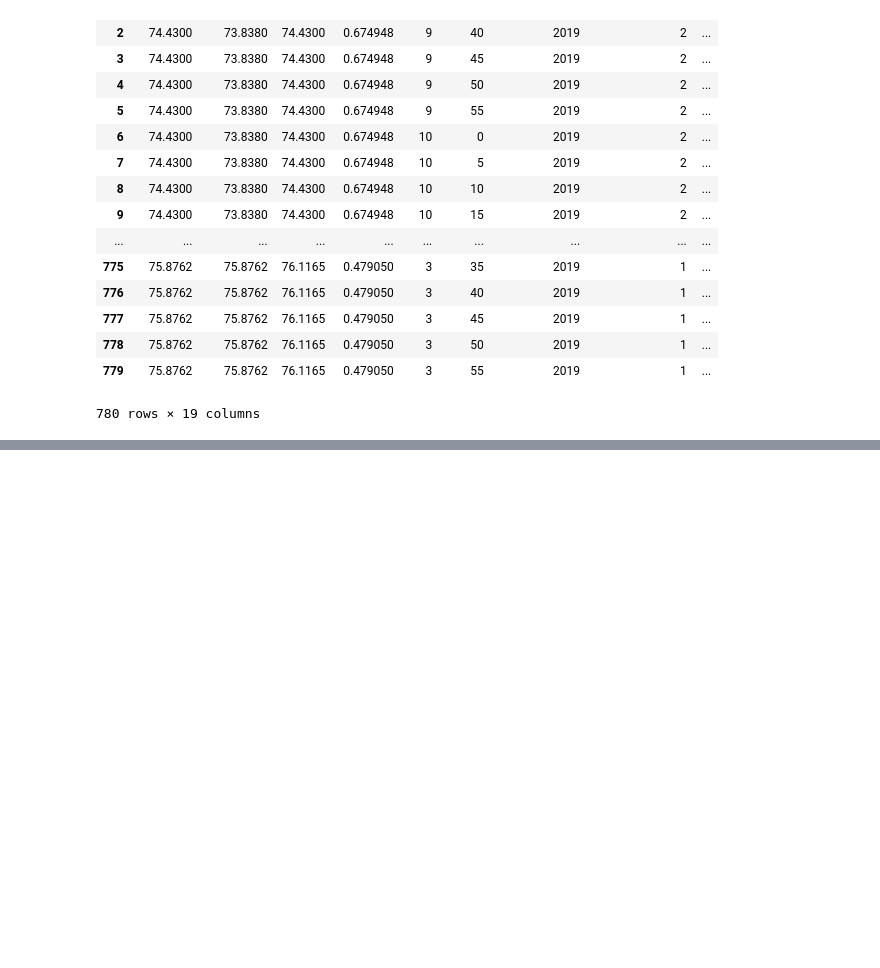
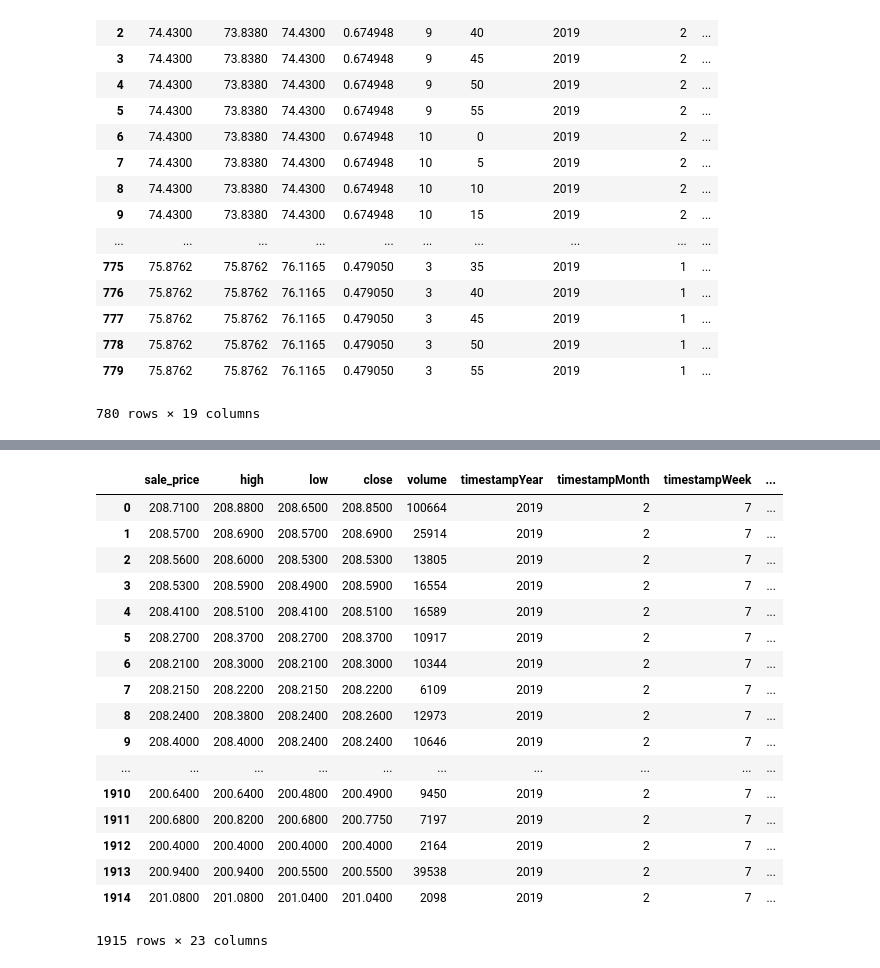
Before and after one commit to FSSoar/IlliniDatathon2019, a Jupyter notebook: NLP-RF-Combine.ipynb, the cells around one changed output, grey strips where cells are left out. Saved outputs shown, nothing was run; the diff lists cells and outputs as text; code cells hidden in the pictures; blank space fills up the shorter version.

```diff
--- a/NLP-RF-Combine.ipynb
+++ b/NLP-RF-Combine.ipynb
@@ -341,3 +339,64 @@ rf_feat_importance(rf_BAYZF, df)
 | 14 | timestampIs_quarter_start | 0.000000 |
 | 15 | timestampIs_year_end | 0.000000 |
 | 16 | timestampIs_year_start | 0.000000 |
+# %%
+# "open" in the dataset really means the sale price, so this function creates a new open column and also a sentiment column
+def create_open_and_sentiment_cols(df, company_name, classifier):
+    res = day_to_start_price_map(df, "sale_price", False, True)
+    day_to_price_start = res[0]
+    counts = res[1]
+    first = True
+    for day_info in day_to_price_start:
+
+        year, month, week, day = day_info
+        year = str(year)
+        month = str(month)
+        day = str(day)
+        if (len(month) == 1):
+            month = '0' + month
+        if (len(day) == 1):
+            day = '0' + day
+        current_date = year + "-" + month + "-" + day
+
+        dataOpen = np.array([day_to_price_start[day_info] for interval in range(counts[day_info])])
+        sentiment_score = article_scorer_wrapper(classifier=classifier, company_name=company_name, current_date=current_date)
+        sentiment_score_as_list = np.array([sentiment_score for x in range(counts[day_info])])
+        if first:
+            first = False
+            net_open_data = dataOpen
+            net_sentiment_data = sentiment_score_as_list
+        else:
+            net_open_data = np.append(net_open_data, dataOpen)
+            net_sentiment_data = np.append(net_sentiment_data, sentiment_score_as_list)
+    df['open'] = net_open_data
+    df['sentiment'] = net_sentiment_data
+    return df
+# %%
+PATH = 'data/MMM-TIME_SERIES_INTRADAY.csv'
+dateColumn = "timestamp"
+
+df_MMM = pd.read_csv(PATH, low_memory=False, parse_dates=[dateColumn])
+df_MMM.rename(index=str, columns={"open": "sale_price"}, inplace=True)
+add_datepart(df_MMM, dateColumn, time=True)
+
+df_MMM = create_open_and_sentiment_cols(df_MMM, company_name="3M", classifier=classifier)
+df_MMM
+# %% [output]
+|  | sale_price | high | low | close | volume | timestampYear | timestampMonth | timestampWeek | ... |
+| 0 | 208.7100 | 208.8800 | 208.6500 | 208.8500 | 100664 | 2019 | 2 | 7 | ... |
+| 1 | 208.5700 | 208.6900 | 208.5700 | 208.6900 | 25914 | 2019 | 2 | 7 | ... |
+| 2 | 208.5600 | 208.6000 | 208.5300 | 208.5300 | 13805 | 2019 | 2 | 7 | ... |
+| 3 | 208.5300 | 208.5900 | 208.4900 | 208.5900 | 16554 | 2019 | 2 | 7 | ... |
+| 4 | 208.4100 | 208.5100 | 208.4100 | 208.5100 | 16589 | 2019 | 2 | 7 | ... |
+| 5 | 208.2700 | 208.3700 | 208.2700 | 208.3700 | 10917 | 2019 | 2 | 7 | ... |
+| 6 | 208.2100 | 208.3000 | 208.2100 | 208.3000 | 10344 | 2019 | 2 | 7 | ... |
+| 7 | 208.2150 | 208.2200 | 208.2150 | 208.2200 | 6109 | 2019 | 2 | 7 | ... |
+| 8 | 208.2400 | 208.3800 | 208.2400 | 208.2600 | 12973 | 2019 | 2 | 7 | ... |
+| 9 | 208.4000 | 208.4000 | 208.2400 | 208.2400 | 10646 | 2019 | 2 | 7 | ... |
+| ... | ... | ... | ... | ... | ... | ... | ... | ... | ... |
+| 1910 | 200.6400 | 200.6400 | 200.4800 | 200.4900 | 9450 | 2019 | 2 | 7 | ... |
+| 1911 | 200.6800 | 200.8200 | 200.6800 | 200.7750 | 7197 | 2019 | 2 | 7 | ... |
+| 1912 | 200.4000 | 200.4000 | 200.4000 | 200.4000 | 2164 | 2019 | 2 | 7 | ... |
+| 1913 | 200.9400 | 200.9400 | 200.5500 | 200.5500 | 39538 | 2019 | 2 | 7 | ... |
+| 1914 | 201.0800 | 201.0800 | 201.0400 | 201.0400 | 2098 | 2019 | 2 | 7 | ... |
+1915 rows × 23 columns
```
Also changed, not shown: parts of 7 cells of this notebook.
